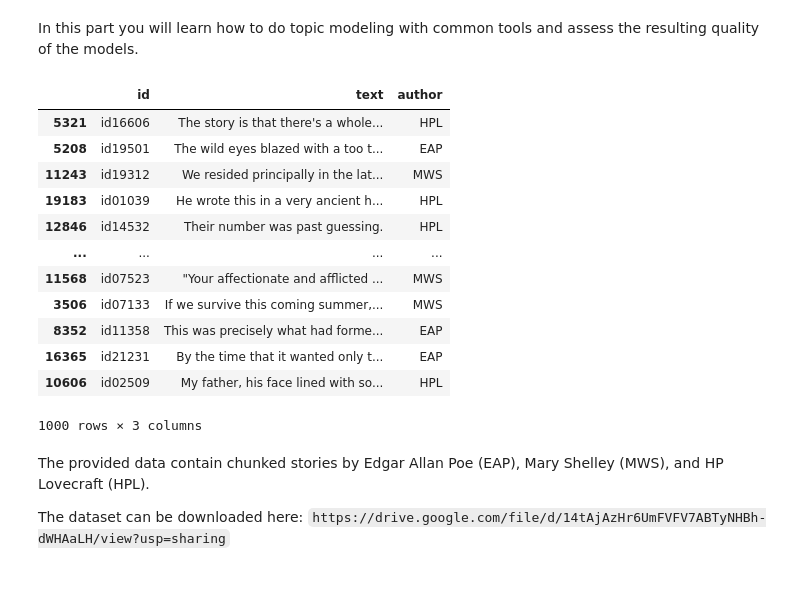
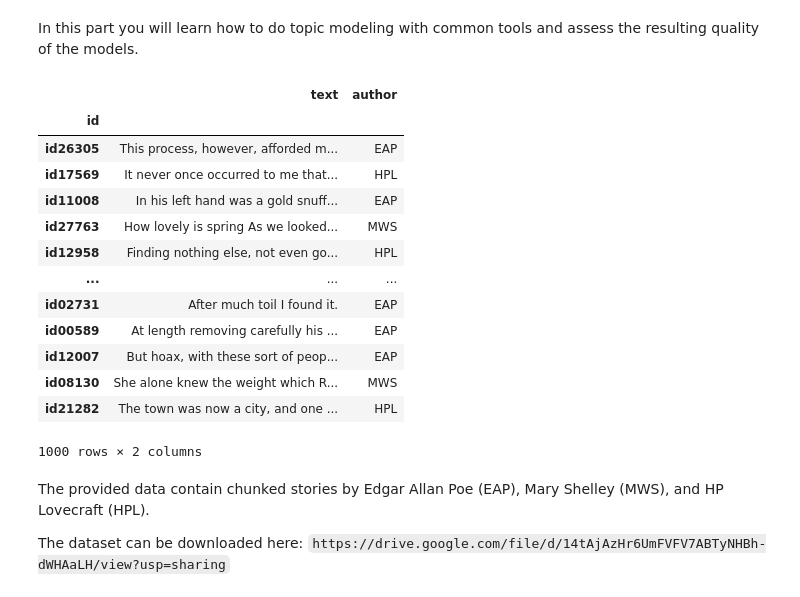
Before and after one commit to bogya345/NLP_labs, a Jupyter notebook: hw1.ipynb, the cells around one changed output. Cells and saved outputs as stored; diff of their text form; code cells hidden in the pictures.

```diff
--- a/hw1.ipynb
+++ b/hw1.ipynb
@@ -359,26 +302,29 @@ import pandas as pd
 
 path3 = './storage/hw1/data.csv'
 # %%
-data3 = pd.read_csv(path3)
+limit = 1000
+
+data3 = pd.read_csv(path3, nrows=limit, index_col='id')
 
 # for debug
-data3 = data3.sample(1000)
+# data3 = data3.sample(1000)
 
 data3
 # %% [output]
-|  | id | text | author |
-| 5321 | id16606 | The story is that there's a whole... | HPL |
-| 5208 | id19501 | The wild eyes blazed with a too t... | EAP |
-| 11243 | id19312 | We resided principally in the lat... | MWS |
-| 19183 | id01039 | He wrote this in a very ancient h... | HPL |
-| 12846 | id14532 | Their number was past guessing. | HPL |
-| ... | ... | ... | ... |
-| 11568 | id07523 | "Your affectionate and afflicted ... | MWS |
-| 3506 | id07133 | If we survive this coming summer,... | MWS |
-| 8352 | id11358 | This was precisely what had forme... | EAP |
-| 16365 | id21231 | By the time that it wanted only t... | EAP |
-| 10606 | id02509 | My father, his face lined with so... | HPL |
+|  | text | author |
+| id |  |  |
+| id26305 | This process, however, afforded m... | EAP |
+| id17569 | It never once occurred to me that... | HPL |
+| id11008 | In his left hand was a gold snuff... | EAP |
+| id27763 | How lovely is spring As we looked... | MWS |
+| id12958 | Finding nothing else, not even go... | HPL |
+| ... | ... | ... |
+| id02731 | After much toil I found it. | EAP |
+| id00589 | At length removing carefully his ... | EAP |
+| id12007 | But hoax, with these sort of peop... | EAP |
+| id08130 | She alone knew the weight which R... | MWS |
+| id21282 | The town was now a city, and one ... | HPL |
-1000 rows × 3 columns
+1000 rows × 2 columns
 # %% [markdown]
 The provided data contain chunked stories by Edgar Allan Poe (EAP), Mary Shelley (MWS), and HP Lovecraft (HPL).
 
```
Also changed, not shown: parts of 11 cells of this notebook, 1 other file.
